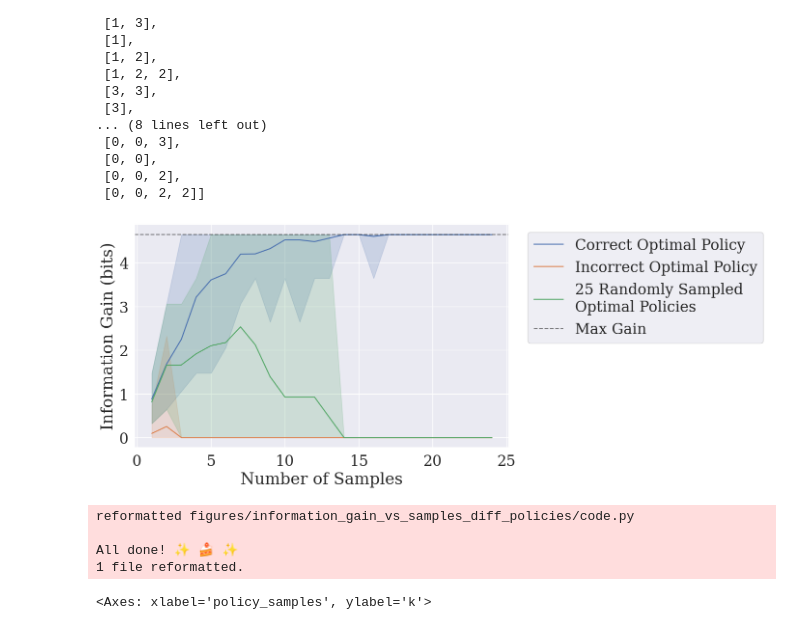
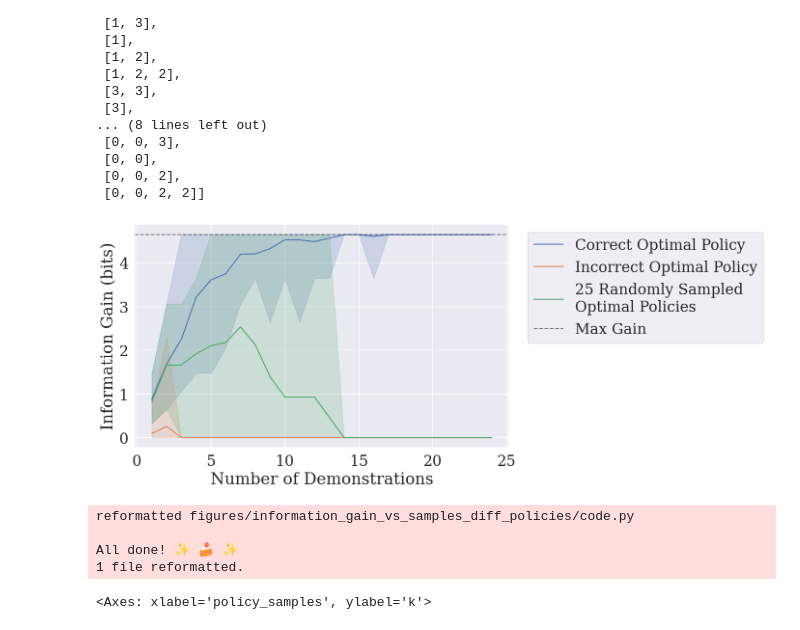
Before and after one commit to DylanCope/poclaps, a Jupyter notebook: motivating-example-test.ipynb, the cells around one changed output. Saved outputs shown, nothing was run; the diff lists cells and outputs as text; code cells hidden in the pictures.

```diff
--- a/motivating-example-test.ipynb
+++ b/motivating-example-test.ipynb
@@ -456,6 +456,36 @@ for k in range(1, k_total):
     prog_bar.update()
 
 wrong_policy_df = pd.DataFrame(items)
+# %%
+import random
+from tqdm import tqdm
+
+sample_trials = 25
+items = []
+
+k_total = 25
+
+random.seed(0)
+
+prog_bar = tqdm(total=k_total)
+
+for k in range(1, k_total):
+    for _ in range(sample_trials):
+        data_sample = random.sample(action_seq_samples, k)
+        possible_goals = set(get_possible_goal_locations(game, data_sample, optimal_policy_1))
+        for policy_seed in range(5):
+            goal_locs = get_possible_goal_locations(
+                game, data_sample, partial(stochastic_optimal_policy, seed=policy_seed)
+            )
+            possible_goals = possible_goals | set(goal_locs)
+        gain = information_gain(game.grid_size, len(possible_goals))
+        items.append({
+            'k': k,
+            'gain': gain
+        })
+    prog_bar.update()
+
+right_and_random_policies_df = pd.DataFrame(items)
 # %%
 import random
 from tqdm import tqdm
@@ -492,32 +522,35 @@ for k in range(1, k_total):
 
 stochastic_policy_df = pd.DataFrame(items)
 # %%
-def plot_information_gain(df: pd.DataFrame, wrong_policy_df, stochastic_policy_df, max_gain: float):
+def plot_information_gain(df: pd.DataFrame,
+                          wrong_policy_df: pd.DataFrame,
+                          stochastic_policy_df: pd.DataFrame,
+                          max_gain: float):
     set_plotting_style(font_scale=2)
     plt.figure(figsize=(10, 6))
     ax = sns.lineplot(data=df, x='k', y='gain', errorbar=lambda x: (x.min(), x.max()), label='Correct Optimal Policy')
     sns.lineplot(data=wrong_policy_df, x='k', y='gain', ax=ax, errorbar=lambda x: (x.min(), x.max()), label='Incorrect Optimal Policy')
     max_policy_samples = stochastic_policy_df.policy_samples.max()
     sns.lineplot(data=stochastic_policy_df[stochastic_policy_df.policy_samples == max_policy_samples],
                  x='k', y='gain', ax=ax, errorbar=lambda x: (x.min(), x.max()),
                  label=f'{max_policy_samples+1} Randomly Sampled\nOptimal Policies')
     ax.axhline(max_gain, color='black', linestyle='--', label='Max Gain', alpha=0.5)
-    ax.set_xlabel('Number of Samples')
+    ax.set_xlabel('Number of Demonstrations')
     ax.set_ylabel('Information Gain (bits)')
     ax.legend(loc='upper right', bbox_to_anchor=(1.7, 1))
 
 
 from reproducible_figures import save_reproducible_figure, set_plotting_style
 
 save_reproducible_figure(
     'information_gain_vs_samples_diff_policies',
     (df, wrong_policy_df, stochastic_policy_df),
     plot_information_gain,
     show=True,
     max_gain=information_gain(game.grid_size, 1)
 )
 # %% [output]
-[figure, old version]
+[figure, new version]
 reformatted figures/information_gain_vs_samples_diff_policies/code.py
 
 All done! ✨ 🍰 ✨
```
Also changed, not shown: 3 other files.
